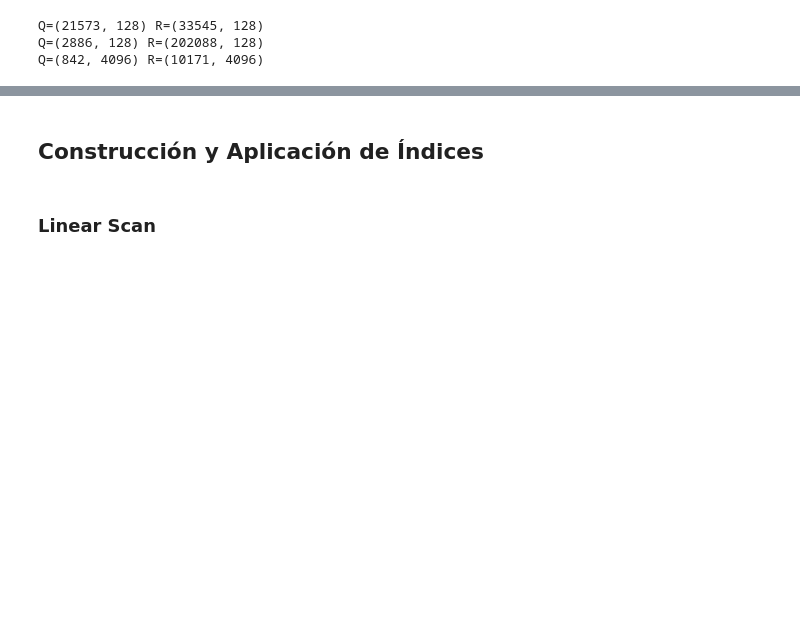
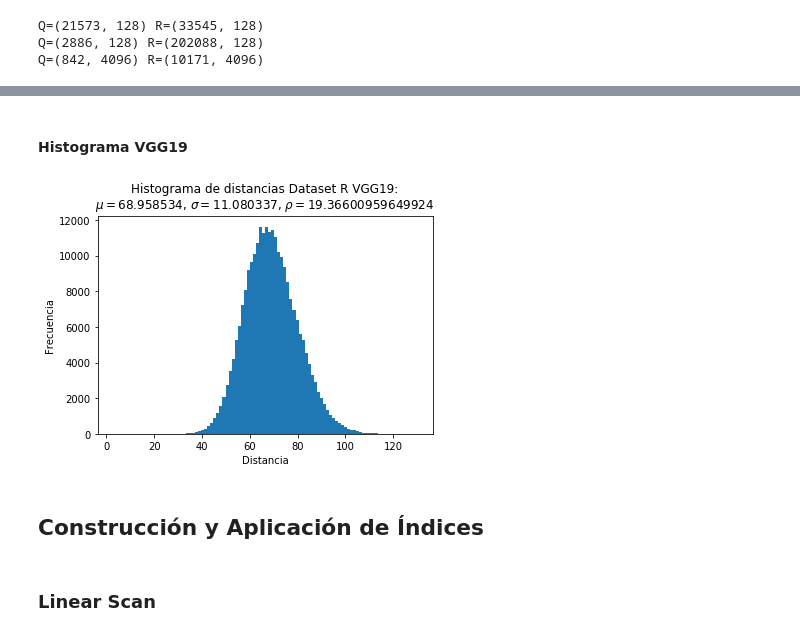
Before and after one commit to pbelmonte/rim-tarea-2, a Jupyter notebook: Tarea-2.ipynb, the cells around one changed output, grey strips where cells are left out. Saved outputs shown, nothing was run; the diff lists cells and outputs as text; code cells hidden in the pictures; blank space fills up the shorter version.

```diff
--- a/Tarea-2.ipynb
+++ b/Tarea-2.ipynb
@@ -37,3 +101,9 @@ Q=(842, 4096) R=(10171, 4096)
+# %% [markdown]
+#### Histograma VGG19
+# %%
+histogram(dataset_r_vgg, "Dataset R VGG19")
+# %% [output]
+[figure, added]
 # %% [markdown]
 ## Construcción y Aplicación de Índices
 # %%
```
Also changed, not shown: parts of 17 cells of this notebook.
